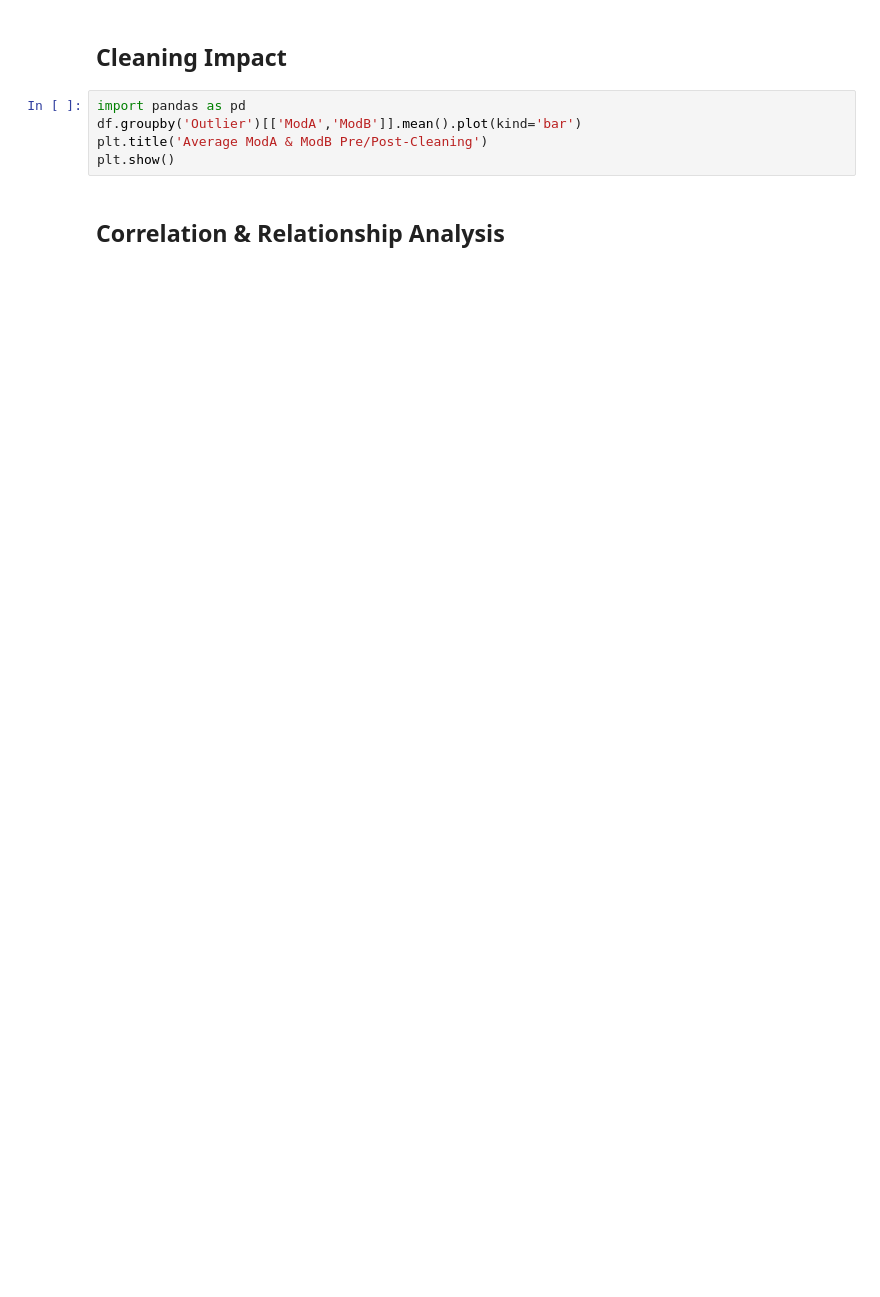
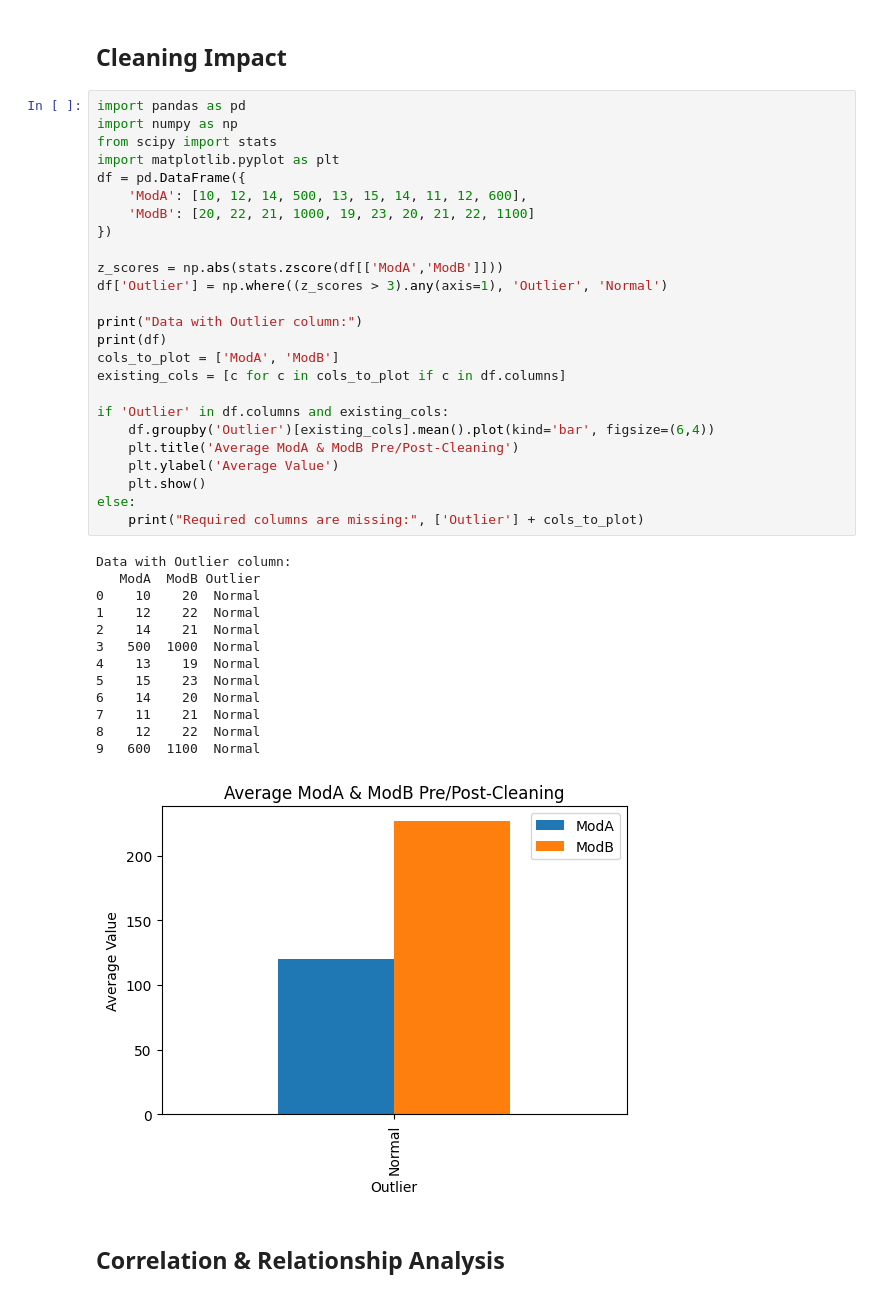
Before and after one commit to Hakima-Muktar/solar-challenge-week-0, a Jupyter notebook: notebook/benin_eda.ipynb, the cells around one changed output. Saved outputs shown, nothing was run; the diff lists cells and outputs as text; blank space fills up the shorter version.

```diff
--- a/notebook/benin_eda.ipynb
+++ b/notebook/benin_eda.ipynb
@@ -76,9 +171,43 @@ plt.show()
 ## Cleaning Impact
 # %%
 import pandas as pd
-df.groupby('Outlier')[['ModA','ModB']].mean().plot(kind='bar')
-plt.title('Average ModA & ModB Pre/Post-Cleaning')
-plt.show()
+import numpy as np
+from scipy import stats
+import matplotlib.pyplot as plt
+df = pd.DataFrame({
+    'ModA': [10, 12, 14, 500, 13, 15, 14, 11, 12, 600],
+    'ModB': [20, 22, 21, 1000, 19, 23, 20, 21, 22, 1100]
+})
+
+z_scores = np.abs(stats.zscore(df[['ModA','ModB']]))
+df['Outlier'] = np.where((z_scores > 3).any(axis=1), 'Outlier', 'Normal')
+
+print("Data with Outlier column:")
+print(df)
+cols_to_plot = ['ModA', 'ModB']
+existing_cols = [c for c in cols_to_plot if c in df.columns]
+
+if 'Outlier' in df.columns and existing_cols:
+    df.groupby('Outlier')[existing_cols].mean().plot(kind='bar', figsize=(6,4))
+    plt.title('Average ModA & ModB Pre/Post-Cleaning')
+    plt.ylabel('Average Value')
+    plt.show()
+else:
+    print("Required columns are missing:", ['Outlier'] + cols_to_plot)
+# %% [output]
+Data with Outlier column:
+   ModA  ModB Outlier
+0    10    20  Normal
+1    12    22  Normal
+2    14    21  Normal
+3   500  1000  Normal
+4    13    19  Normal
+5    15    23  Normal
+6    14    20  Normal
+7    11    21  Normal
+8    12    22  Normal
+9   600  1100  Normal
+[figure, added]
 # %% [markdown]
 ## Correlation & Relationship Analysis
 # %%
```
Also changed, not shown: parts of 10 cells of this notebook, 10 other files.
